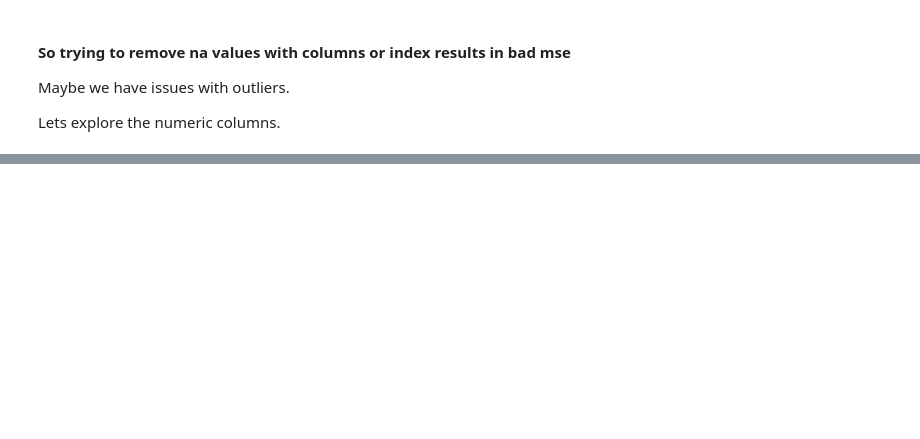
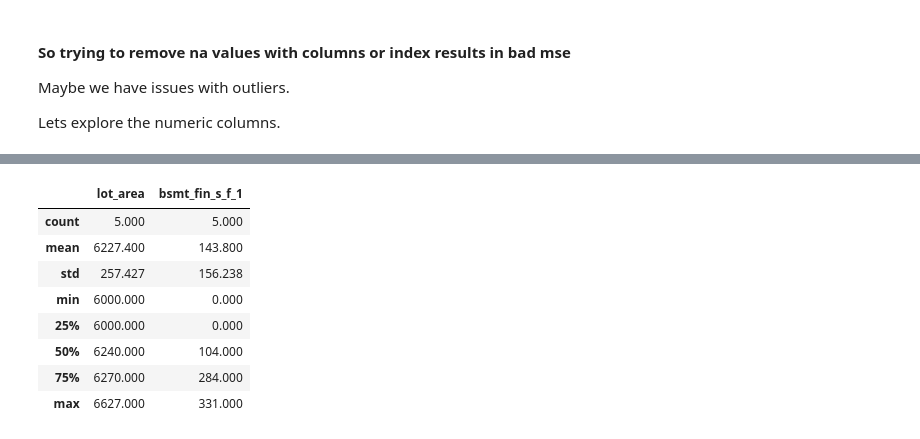
Before and after one commit to tryko/y_data_Itay_asaf_, a Jupyter notebook: Kaggle/kaggle_itay.ipynb, the cells around one changed output, grey strips where cells are left out. Cells and saved outputs as stored; diff of their text form; code cells hidden in the pictures; blank space fills up the shorter version.

```diff
--- a/Kaggle/kaggle_itay.ipynb
+++ b/Kaggle/kaggle_itay.ipynb
@@ -406,0 +584,14 @@ fig.show()
+# %%
+old_houses_index = X[(X.year_built  > 1945) & (X.year_built < 1950) & (X.lot_area > 5000) & (X.lot_area < 7000)].index
+
+X.loc[old_houses_index, ['lot_area','bsmt_fin_s_f_1' ]].describe()
+# %% [output]
+|  | lot_area | bsmt_fin_s_f_1 |
+| count | 5.000 | 5.000 |
+| mean | 6227.400 | 143.800 |
+| std | 257.427 | 156.238 |
+| min | 6000.000 | 0.000 |
+| 25% | 6000.000 | 0.000 |
+| 50% | 6240.000 | 104.000 |
+| 75% | 6270.000 | 284.000 |
+| max | 6627.000 | 331.000 |
```
Also changed, not shown: parts of 55 cells of this notebook, 1 other file.
